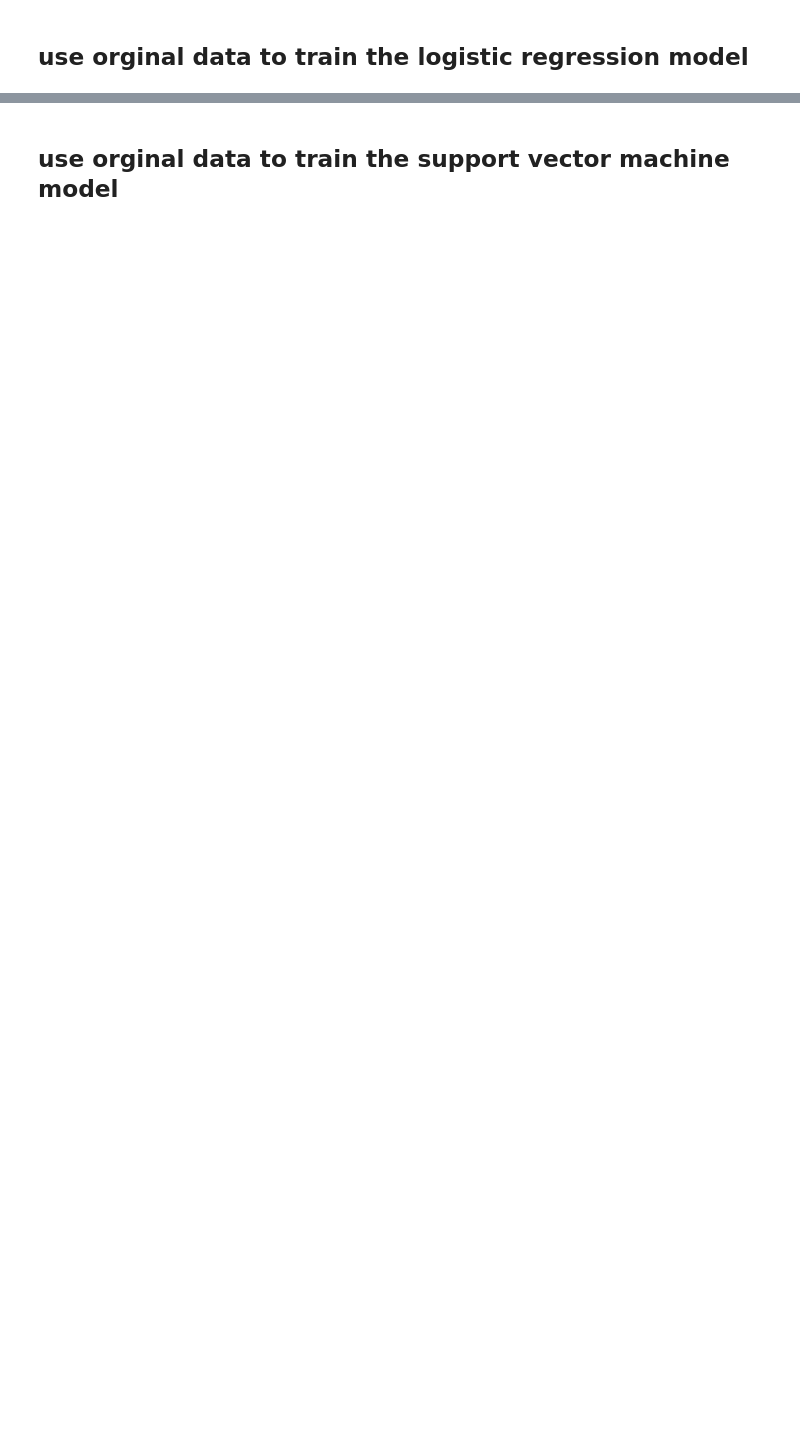
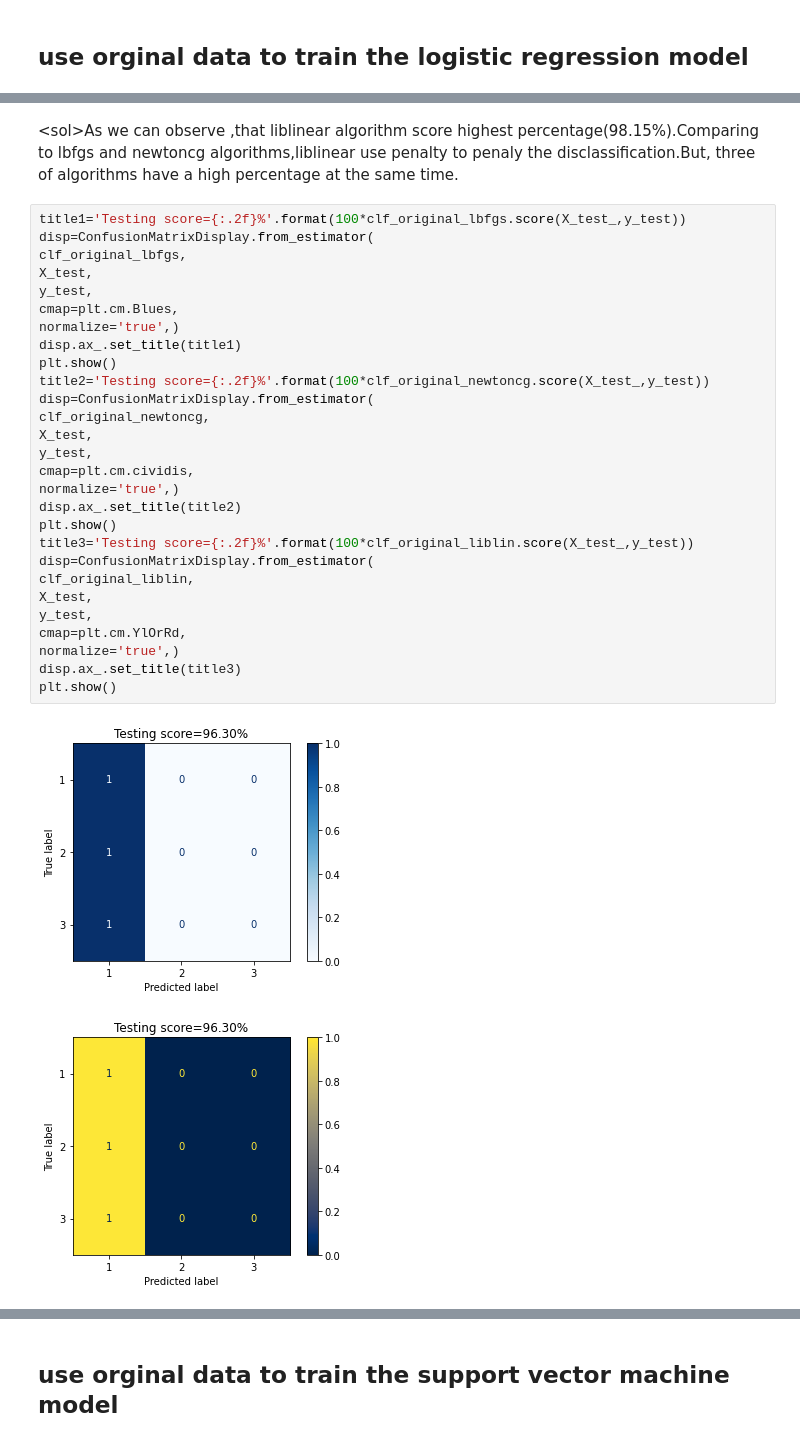
Before and after one commit to aceaceace123/Maching-Learning, a Jupyter notebook: Machine Learning/SVM and Neural network.ipynb, the cells around one changed output, grey strips where cells are left out. Saved outputs shown, nothing was run; the diff lists cells and outputs as text; blank space fills up the shorter version.

```diff
--- a/Machine Learning/SVM and Neural network.ipynb
+++ b/Machine Learning/SVM and Neural network.ipynb
@@ -96,0 +184,33 @@ weighted avg       1.00      1.00      1.00        54
+# %% [markdown]
+<sol\>As we can observe ,that liblinear algorithm score highest percentage(98.15%).Comparing to lbfgs and newtoncg algorithms,liblinear use penalty to penaly the disclassification.But, three of algorithms have a high percentage at the same time.
+# %%
+title1='Testing score={:.2f}%'.format(100*clf_original_lbfgs.score(X_test_,y_test))
+disp=ConfusionMatrixDisplay.from_estimator(
+clf_original_lbfgs,
+X_test,
+y_test,
+cmap=plt.cm.Blues,
+normalize='true',)
+disp.ax_.set_title(title1)
+plt.show()
+title2='Testing score={:.2f}%'.format(100*clf_original_newtoncg.score(X_test_,y_test))
+disp=ConfusionMatrixDisplay.from_estimator(
+clf_original_newtoncg,
+X_test,
+y_test,
+cmap=plt.cm.cividis,
+normalize='true',)
+disp.ax_.set_title(title2)
+plt.show()
+title3='Testing score={:.2f}%'.format(100*clf_original_liblin.score(X_test_,y_test))
+disp=ConfusionMatrixDisplay.from_estimator(
+clf_original_liblin,
+X_test,
+y_test,
+cmap=plt.cm.YlOrRd,
+normalize='true',)
+disp.ax_.set_title(title3)
+plt.show()
+# %% [output]
+[figure, added]
+[figure, added]
```
Also changed, not shown: parts of 28 cells of this notebook, 1 other file.
